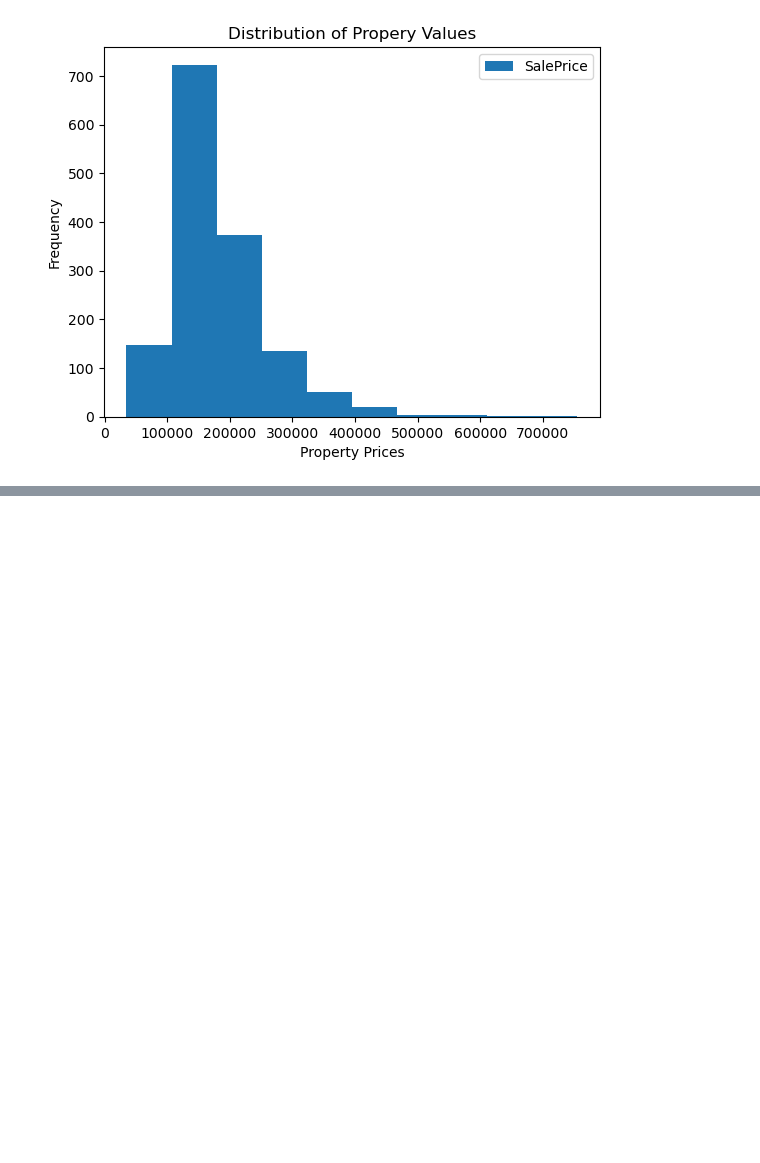
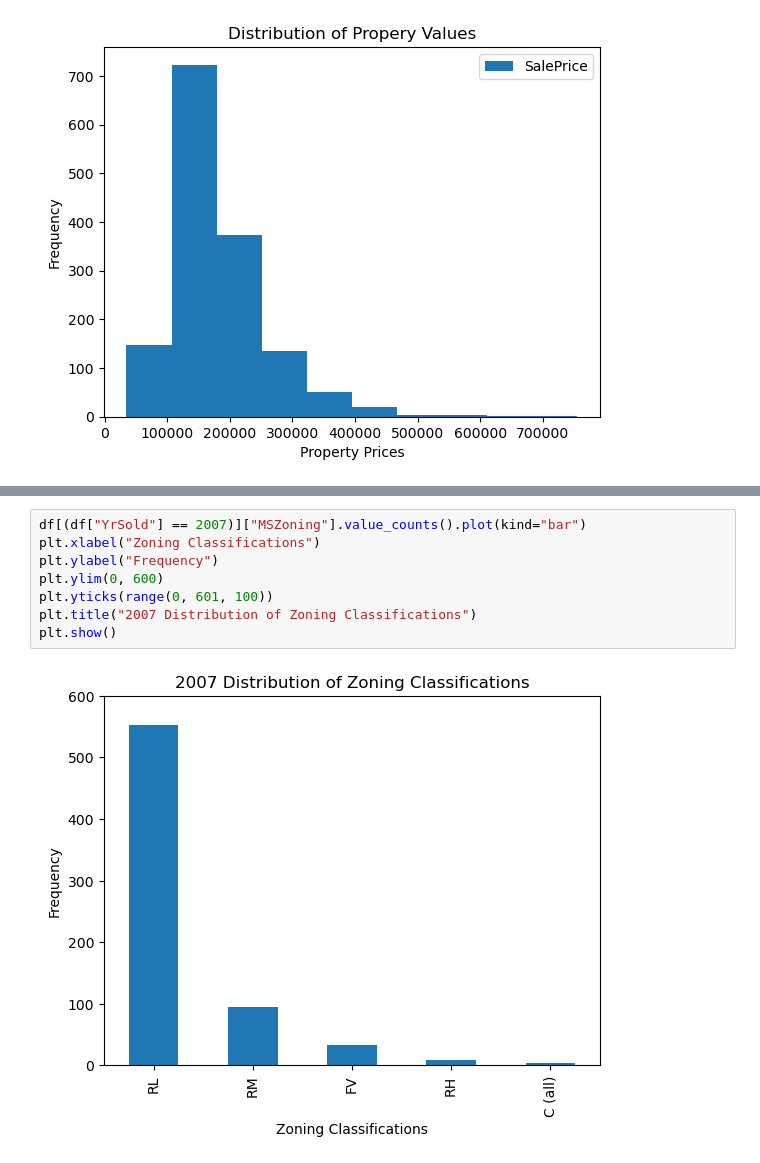
Before and after one commit to barronbytes/Team-Project, a Jupyter notebook: notebooks/barron.ipynb, the cells around one changed output, grey strips where cells are left out. Saved outputs shown, nothing was run; the diff lists cells and outputs as text; blank space fills up the shorter version.

```diff
--- a/notebooks/barron.ipynb
+++ b/notebooks/barron.ipynb
@@ -74,0 +82,10 @@ plt.show()
+# %%
+df[(df["YrSold"] == 2007)]["MSZoning"].value_counts().plot(kind="bar")
+plt.xlabel("Zoning Classifications")
+plt.ylabel("Frequency")
+plt.ylim(0, 600)
+plt.yticks(range(0, 601, 100))
+plt.title("2007 Distribution of Zoning Classifications")
+plt.show()
+# %% [output]
+[figure, added]
```
Also changed, not shown: parts of 6 cells of this notebook.
